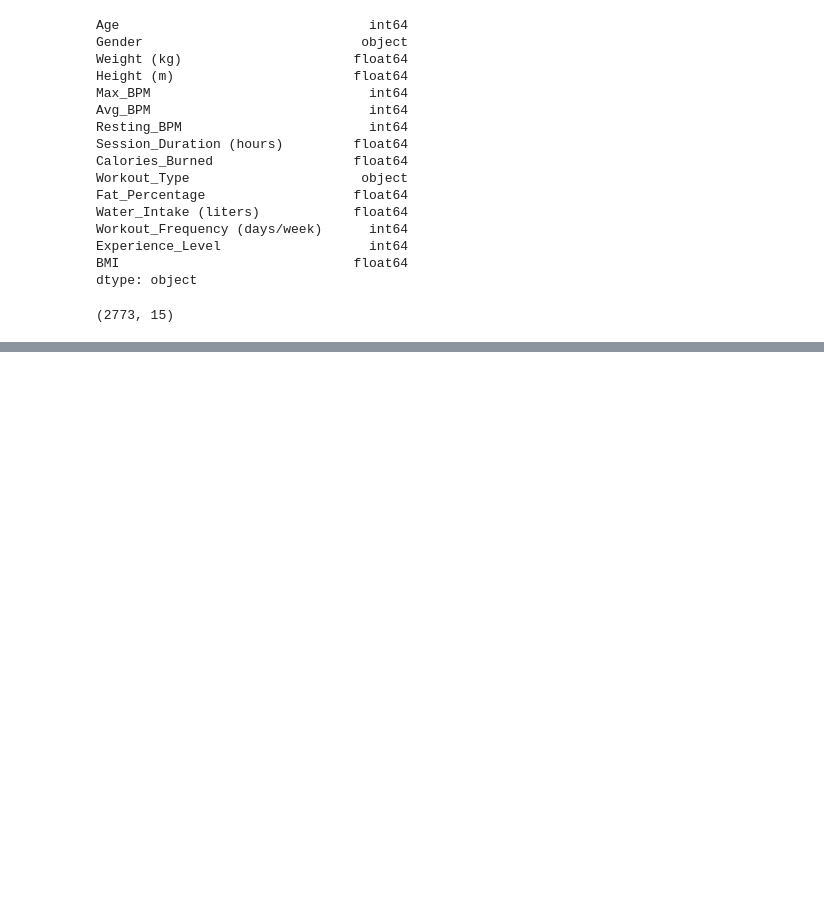
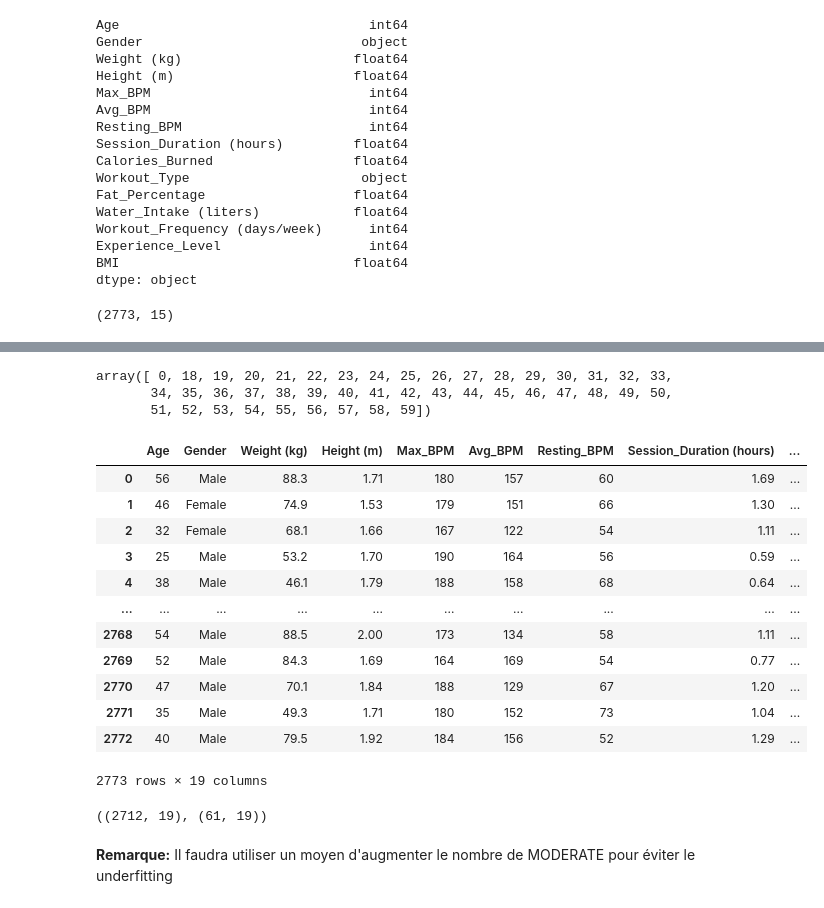
Before and after one commit to MaryaLatif/A4-ML-Project, a Jupyter notebook: main.ipynb, the cells around one changed output, grey strips where cells are left out. Cells and saved outputs as stored; diff of their text form; code cells hidden in the pictures; blank space fills up the shorter version.

Commit message:
add new columns

```diff
--- a/main.ipynb
+++ b/main.ipynb
@@ -118,0 +129,8 @@ df.to_csv('consolidated_exercise_tracking.csv', index=False)
+# %%
+ages = df.Age.unique()
+ages.sort()
+ages
+# %% [output]
+array([ 0, 18, 19, 20, 21, 22, 23, 24, 25, 26, 27, 28, 29, 30, 31, 32, 33,
+       34, 35, 36, 37, 38, 39, 40, 41, 42, 43, 44, 45, 46, 47, 48, 49, 50,
+       51, 52, 53, 54, 55, 56, 57, 58, 59])
@@ -118,0 +360,48 @@ df.to_csv('consolidated_exercise_tracking.csv', index=False)
+# %%
+# ============================================================================
+# APPLY TO DATAFRAME
+# ============================================================================
+
+def add_overtraining_risk_column(df):
+    """
+    Add overtraining risk columns to the dataframe
+
+    Parameters:
+    df: DataFrame with required columns
+
+    Returns:
+    DataFrame with added columns:
+        - Overtraining_Risk (binary: 0 or 1)
+        - Risk_Level (LOW, MODERATE, HIGH)
+        - Risk_Score (continuous score)
+        - Risk_Details (dictionary with explanation)
+    """
+    results = df.apply(calculate_overtraining_risk, axis=1, result_type='expand')
+    results.columns = ['Overtraining_Risk', 'Risk_Level', 'Risk_Score', 'Risk_Details']
+
+    df_with_risk = pd.concat([df, results], axis=1)
+
+    return df_with_risk
+# %%
+new_df = add_overtraining_risk_column(df)
+new_df
+# %% [output]
+|  | Age | Gender | Weight (kg) | Height (m) | Max_BPM | Avg_BPM | Resting_BPM | Session_Duration (hours) | ... |
+| 0 | 56 | Male | 88.3 | 1.71 | 180 | 157 | 60 | 1.69 | ... |
+| 1 | 46 | Female | 74.9 | 1.53 | 179 | 151 | 66 | 1.30 | ... |
+| 2 | 32 | Female | 68.1 | 1.66 | 167 | 122 | 54 | 1.11 | ... |
+| 3 | 25 | Male | 53.2 | 1.70 | 190 | 164 | 56 | 0.59 | ... |
+| 4 | 38 | Male | 46.1 | 1.79 | 188 | 158 | 68 | 0.64 | ... |
+| ... | ... | ... | ... | ... | ... | ... | ... | ... | ... |
+| 2768 | 54 | Male | 88.5 | 2.00 | 173 | 134 | 58 | 1.11 | ... |
+| 2769 | 52 | Male | 84.3 | 1.69 | 164 | 169 | 54 | 0.77 | ... |
+| 2770 | 47 | Male | 70.1 | 1.84 | 188 | 129 | 67 | 1.20 | ... |
+| 2771 | 35 | Male | 49.3 | 1.71 | 180 | 152 | 73 | 1.04 | ... |
+| 2772 | 40 | Male | 79.5 | 1.92 | 184 | 156 | 52 | 1.29 | ... |
+2773 rows × 19 columns
+# %%
+new_df[new_df['Risk_Level'] == 'LOW'].shape, new_df[new_df['Risk_Level'] == 'MODERATE'].shape
+# %% [output]
+((2712, 19), (61, 19))
+# %% [markdown]
+**Remarque:** Il faudra utiliser un moyen d'augmenter le nombre de MODERATE pour éviter le underfitting
```
Also changed, not shown: parts of 5 cells of this notebook.
